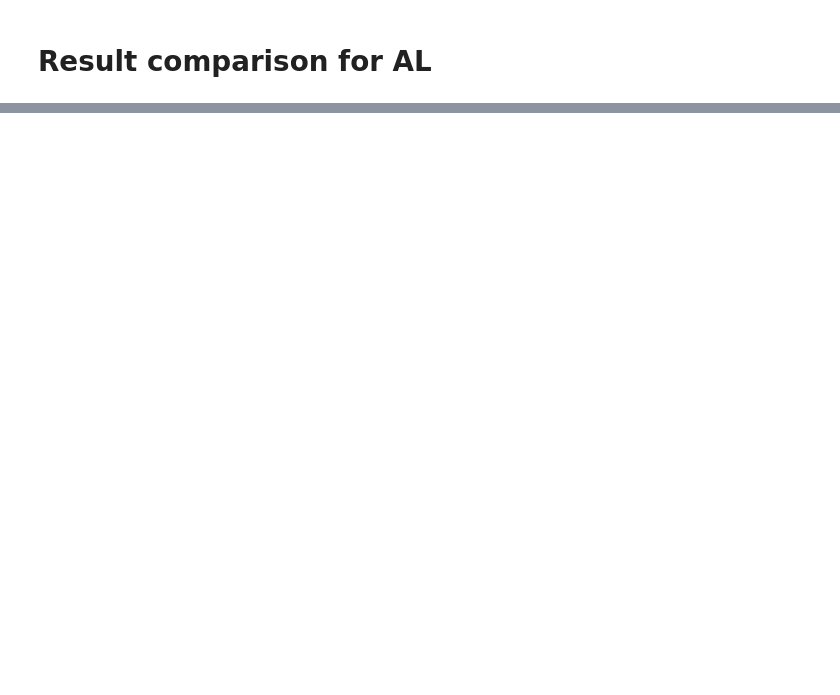
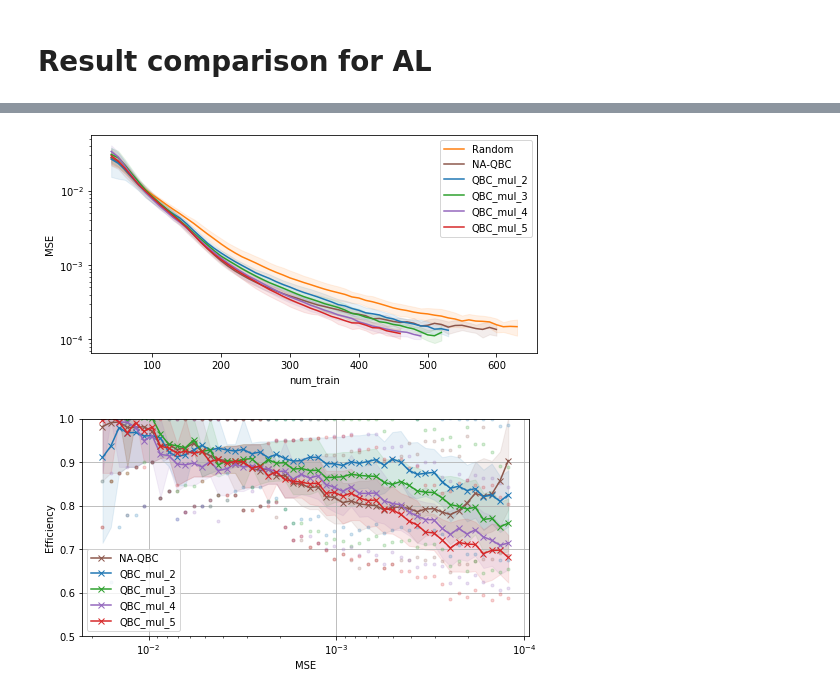
Before and after one commit to BensonRen/NAAL, a Jupyter notebook: result_compare_AL.ipynb, the cells around one changed output, grey strips where cells are left out. Saved outputs shown, nothing was run; the diff lists cells and outputs as text; code cells hidden in the pictures; blank space fills up the shorter version.

```diff
--- a/result_compare_AL.ipynb
+++ b/result_compare_AL.ipynb
@@ -269,8 +271,8 @@ def get_25_75_percentile(mat):
 #######################################################
 # Plot the Data efficiency plot here#
 #######################################################
-def Data_efficiency_plot(x_label, save_name, test_mse_mat, algo_list, y_lim=None,
-                     percentile_25_75=True,mse_upper_bound=0.1, num_points=20):
+def Data_efficiency_plot(x_label, save_name, test_mse_mat, algo_list, y_lim_high=None, y_lim_low=0.5,
+                     percentile_25_75=True,mse_upper_bound=0.1, num_points=50):
     """
     The is the data efficiency plot function.
     The X axis is the MSE level that it can get
@@ -282,14 +284,14 @@ def Data_efficiency_plot(x_label, save_name, test_mse_mat, algo_list, y_lim=None
     efficiency_mat, MSE_map = {}, {}
     for algo in algo_list:
         # algo_mse_mat = eval(test_mse_mat_name[algo])
-        algo_mse_mat = test_mse_mat[algo]
+        # algo_mse_mat = test_mse_mat[algo]
         efficiency_mat[algo] = np.zeros([num_trails,num_trails, num_points])
     # First of all, get the x axis points
     max_mse_list, min_mse_list = [mse_upper_bound], []
     for i in range(num_trails):
         for algo in algo_list:
             # Get bounds
-            MSE_map[algo] = test_mse_mat[algo][i]
+            # MSE_map[algo] = test_mse_mat[algo][i]
             max_mse_list.append(np.max(test_mse_mat[algo][i]))
             min_mse_list.append(np.min(test_mse_mat[algo][i]))
     MSE_max = np.min(max_mse_list)
@@ -298,7 +300,7 @@ def Data_efficiency_plot(x_label, save_name, test_mse_mat, algo_list, y_lim=None
     MSE_list = np.linspace(np.log(MSE_min), np.log(MSE_max), num=num_points)
 
     for i in range(num_trails):
-        MSE_map[algo] = test_mse_mat[algo][i]
+        # MSE_map[algo] = test_mse_mat[algo][i]
         for k in range(num_trails):
             RD_mse = np.array(test_mse_mat['Random'][k])
 
@@ -311,7 +313,8 @@ def Data_efficiency_plot(x_label, save_name, test_mse_mat, algo_list, y_lim=None
                 for algo in algo_list:
                     if algo == 'Random':        # Exclude random here
                         continue
-                    mse_list = np.array(MSE_map[algo])
+                    mse_list = np.array(test_mse_mat[algo][i])
+                    # mse_list = np.array(MSE_map[algo])
                     # Get the number of training points that first get lower than this for other algo
                     num_train = x_label[np.argmax(mse_list == mse_list[mse_list - mse_cur*1.0001 <= 0][0])]
                     efficiency_mat[algo][i, k, j] = num_train/num_train_RD
@@ -338,8 +341,8 @@ def Data_efficiency_plot(x_label, save_name, test_mse_mat, algo_list, y_lim=None
     plt.ylabel('Efficiency')
     plt.xscale('log')
     plt.gca().invert_xaxis()
-    if y_lim:
-        plt.ylim([0, y_lim])
+    if y_lim_high:
+        plt.ylim([y_lim_low, y_lim_high])
     plt.grid()
     plt.legend()
     plt.savefig(save_name + '_data_efficiency.png', dpi=300)
@@ -368,15 +371,15 @@ def get_x_label_from_folder_name(random_folder_provide):
 ##################################
 # The All method cluster comparison #
 # ##################################
-algo_list = ['Random', 'MSE','QBC','NA-QBC', 'NAMD-QBC','Core-set','Dropout']
-# algo_list = ['Random', 'MSE','QBC','Core-set','Dropout']
-file_name_map =   {'Random':'Random', 'MSE':'MSE', 'QBC':'VAR','NA-QBC':'NAinit_',
-            'NAMD-QBC':'NAMD_POW','Core-set':'Core-set','Dropout':'Dropout'}
-test_mse_mat_name = {'Random':'Random_test_mse_mat', 'MSE':'MSE_test_mse_mat',
-                    'QBC':'VAR_test_mse_mat','NA-QBC':'NA_test_mse_mat','NAMD-QBC':'NAMD_test_mse_mat',
-                    'Core-set':'CORE_test_mse_mat','Dropout':'DROP_test_mse_mat'}
-color_map = {'Random':'tab:orange', 'MSE':'tab:blue', 'QBC':'tab:green','NA-QBC':'tab:brown',
-            'NAMD-QBC':'tab:red','Core-set':'tab:olive','Dropout':'tab:purple'}
+# algo_list = ['Random', 'MSE','QBC','NA-QBC', 'NAMD-QBC','Core-set','Dropout']
+# # algo_list = ['Random', 'MSE','QBC','Core-set','Dropout']
+# file_name_map =   {'Random':'Random', 'MSE':'MSE', 'QBC':'VAR','NA-QBC':'NAinit_',
+#             'NAMD-QBC':'NAMD_POW','Core-set':'Core-set','Dropout':'Dropout'}
+# test_mse_mat_name = {'Random':'Random_test_mse_mat', 'MSE':'MSE_test_mse_mat',
+#                     'QBC':'VAR_test_mse_mat','NA-QBC':'NA_test_mse_mat','NAMD-QBC':'NAMD_test_mse_mat',
+#                     'Core-set':'CORE_test_mse_mat','Dropout':'DROP_test_mse_mat'}
+# color_map = {'Random':'tab:orange', 'MSE':'tab:blue', 'QBC':'tab:green','NA-QBC':'tab:brown',
+#             'NAMD-QBC':'tab:red','Core-set':'tab:olive','Dropout':'tab:purple'}
 
 
 # algo_list = ['Random', 'MSE','QBC','NA-QBC', 'NAMD-QBC','Core-set','Dropout']
@@ -387,17 +390,25 @@ color_map = {'Random':'tab:orange', 'MSE':'tab:blue', 'QBC':'tab:green','NA-QBC'
 #                     'Core-set':'CORE_test_mse_mat','Dropout':'DROP_test_mse_mat'}
 # color_map = {'Random':'tab:orange', 'MSE':'tab:blue', 'QBC':'tab:green','NA-QBC':'tab:brown',
             # 'NAMD-QBC':'tab:red','Core-set':'tab:olive','Dropout':'tab:purple'}
-##################################
-# The dropout cluster comparison #
-##################################
-# algo_list = ['Random', 'Dropout_p_0.1','Dropout_p_0.2','Dropout_p_0.3', 'Dropout_p_0.4']
-# file_name_map =   {'Random':'Random', 'Dropout_p_0.1':'Dropout_p_0.1', 'Dropout_p_0.2':'Dropout_p_0.2','Dropout_p_0.3':'Dropout_p_0.3',
-#             'Dropout_p_0.4':'Dropout_p_0.4'}
-# test_mse_mat_name = {'Random':'Random_test_mse_mat', 'Dropout_p_0.1':'Dropout_p_0.1_test_mse_mat', 'Dropout_p_0.2':'Dropout_p_0.2_test_mse_mat',
-#                     'Dropout_p_0.3':'Dropout_p_0.3_test_mse_mat', 'Dropout_p_0.4':'Dropout_p_0.4_test_mse_mat'}
-# color_map = {'Random':'tab:orange', 'Dropout_p_0.1':'tab:blue', 'Dropout_p_0.2':'tab:green','Dropout_p_0.3':'tab:brown',
-#             'Dropout_p_0.4':'tab:red'}
-# folder_list = ['/home/sr365/NAAL/results/robo_num_layer_4_nuron_500_nmod_10_toMSE_0.0001_dx_10_pool_mul_5_naal_True']
+
+#######################
+# The VAR comparison #
+######################
+base_dx = 10
+algo_list = ['Random', 'NA-QBC']
+file_name_map =   {'Random':'Random', 'NA-QBC':'NAinit_'}
+color_map = {'Random':'tab:orange', 'NA-QBC':'tab:brown'}
+test_mse_mat_name = {'Random':'Random_test_mse_mat','NA-QBC':'NA_test_mse_mat'}
+color_list = ['tab:blue', 'tab:green','tab:purple', 'tab:red', 'tab:olive','tab:grey']
+# for ind, mul in enumerate([20, 10, 5, 4, 3,2]):
+for ind, mul in enumerate([2,3,4,5,10,20]):
+    algo_list.append('QBC_mul_{}'.format(mul))
+    file_name_map['QBC_mul_{}'.format(mul)] = 'VAR_*pool_{}_*'.format(mul*base_dx)
+    test_mse_mat_name['QBC_mul_{}'.format(mul)] = 'QBC_mul_{}_test_mse_mat'.format(mul)
+    color_map['QBC_mul_{}'.format(mul)] = color_list[ind]
+
+# folder_list = ['/home/sr365/NAAL/results/Stack_num_layer_9_nuron_700_nmod_10_toMSE_3e-05_dx_5_naal_True_reg_0_lr_0.001_decay_0.8']
+folder_list = ['/home/sr365/NAAL/results/robo_num_layer_4_nuron_500_nmod_10_toMSE_0.0001_dx_10_naal_True_reg_0.0001_lr_0.001_decay_0.8']
 
 ##################################
 # The NA pure cluster comparison #
@@ -427,7 +438,6 @@ color_map = {'Random':'tab:orange', 'MSE':'tab:blue', 'QBC':'tab:green','NA-QBC'
 # folder_list = ['/home/sr365/NAAL/results/ADM_num_layer_8_nuron_1500_nmod_10_toMSE_0.002_dx_50_pool_mul_5_naal_True']
 # folder_list = ['/home/sr365/NAAL/results/sine_num_layer_9_nuron_20_nmod_10_toMSE_0.0003_dx_10_pool_mul_2_naal_True']
 # folder_list = ['/home/sr365/NAAL/results/sine_num_layer_9_nuron_20_nmod_10_toMSE_0.0003_dx_10_pool_mul_2_naal_True/x0_60']
-folder_list = ['/home/sr365/NAAL/results/sine_num_layer_9_nuron_20_nmod_10_toMSE_0.0003_dx_10_pool_mul_5_naal_True']
 for folder in folder_list:
     # Decide the num_trails here
     cur_path = Path(folder)
@@ -455,8 +465,8 @@ for folder in folder_list:
             assert len(glob_list) == 1, 'your glob list is not 1 in the Dropout folder retrieving'
             drop_folder = glob_list[0]
             test_mse_mat[algo], train_mse_mat[algo], selected_after_train_mse_mat[algo] = load_matrix(drop_folder, num_trails)
-            # print(algo, 'loaded!')
-            print('shape of mat loaded', np.shape(test_mse_mat[algo][0]))
+            print(algo, 'loaded!')
+            # print('shape of mat loaded', np.shape(test_mse_mat[algo][0]))
         except:
             # print('removing algo:', algo)
             algo_list.remove(algo)
@@ -475,5 +485,6 @@ for folder in folder_list:
 
     # save_name = cur_folder.replace('MSE_','').replace('_trail_0_','')
     save_name = folder + '/'
-    plot_test_MSE_plot(x_label, save_name, test_mse_mat, algo_list, plot_agg_only=False)
-    Data_efficiency_plot(x_label, save_name, test_mse_mat, algo_list, y_lim=1.2)
+    plot_test_MSE_plot(x_label, save_name, test_mse_mat, algo_list, plot_agg_only=True)
+    Data_efficiency_plot(x_label, save_name, test_mse_mat, algo_list, y_lim_high=1)
+# %% [output]
@@ -479,0 +508,2 @@ for folder in folder_list:
+[figure, added]
+[figure, added]
```
Also changed, not shown: parts of 2 cells of this notebook, 4 other files.
